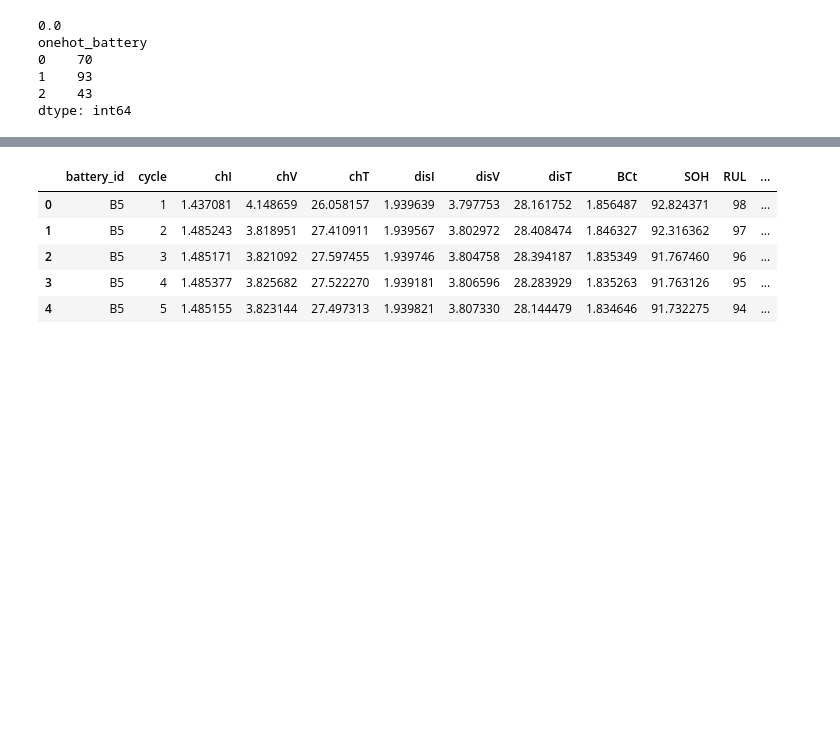
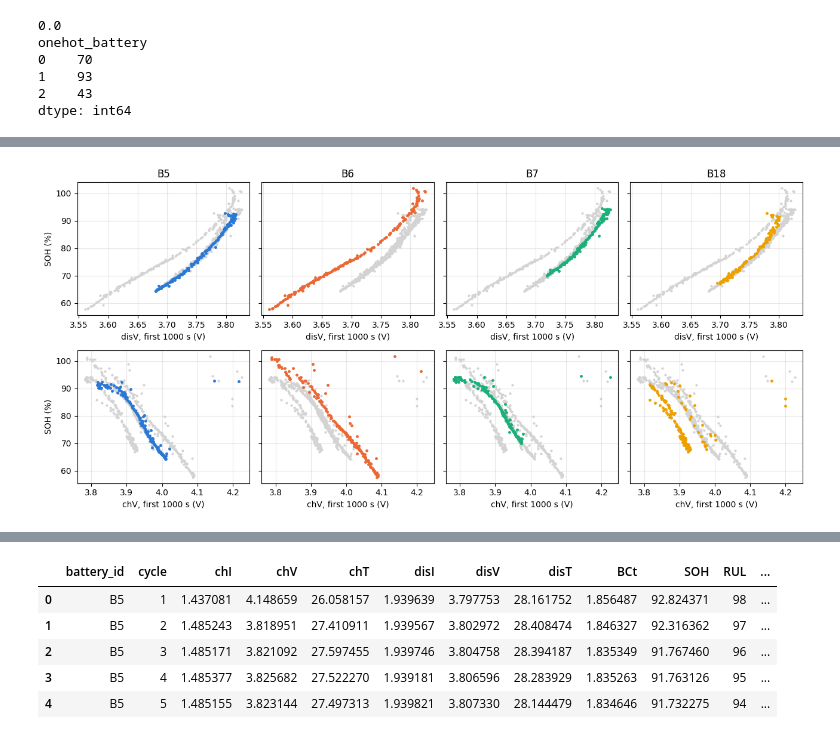
Before and after one commit to abhishekspawar0803-svg/battery_life_cycle_nasa, a Jupyter notebook: battery_life_cycle_nasa.ipynb, the cells around one changed output, grey strips where cells are left out. Saved outputs shown, nothing was run; the diff lists cells and outputs as text; code cells hidden in the pictures; blank space fills up the shorter version.

```diff
--- a/battery_life_cycle_nasa.ipynb
+++ b/battery_life_cycle_nasa.ipynb
@@ -208,0 +228,18 @@ features = ['disV']
+# %%
+fig, axs = plt.subplots(2, 4, figsize=(13, 6), sharex='row', sharey=True)
+for j, b in enumerate(['B5', 'B6', 'B7', 'B18']):
+    battery = full[full['battery_id'] == b]
+    others = full[full['battery_id'] != b]
+    for i, col in enumerate(['disV', 'chV']):
+        axs[i, j].plot(others[col], others['SOH'], '.', color='lightgrey', markersize=4)
+        axs[i, j].plot(battery[col], battery['SOH'], '.', color=colors[b], markersize=5)
+        axs[i, j].set_xlabel(col + ', first 1000 s (V)')
+        axs[i, j].grid(alpha=0.3)
+    axs[0, j].set_title(b)
+axs[0, 0].set_ylabel('SOH (%)')
+axs[1, 0].set_ylabel('SOH (%)')
+plt.tight_layout()
+plt.savefig('images/soh-vs-voltage.png', bbox_inches='tight', dpi=150)
+plt.show()
+# %% [output]
+[figure, added]
```
Also changed, not shown: parts of 50 cells of this notebook, 12 other files.
